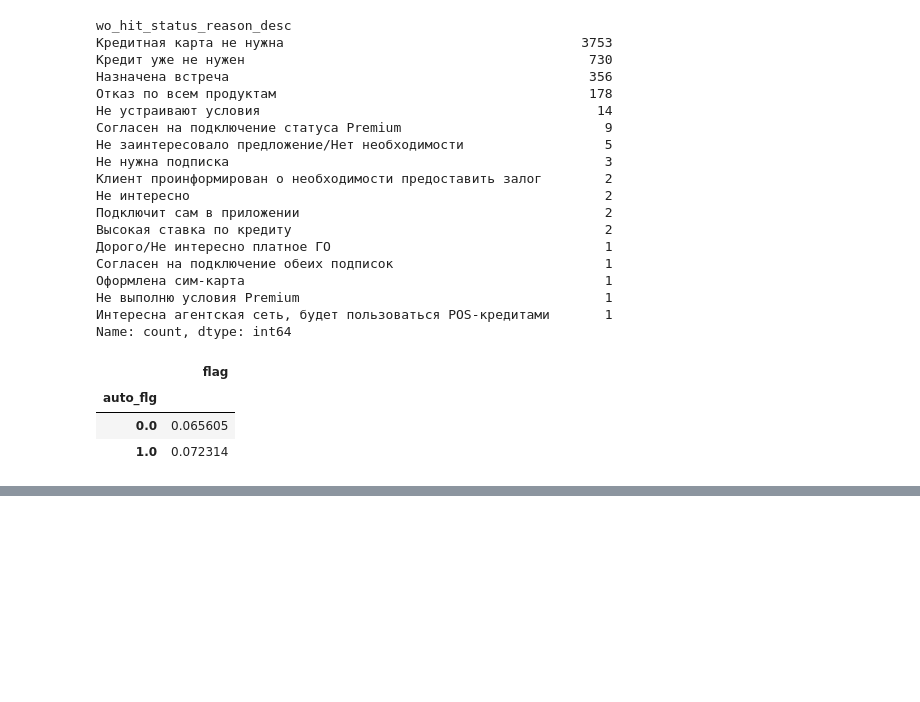
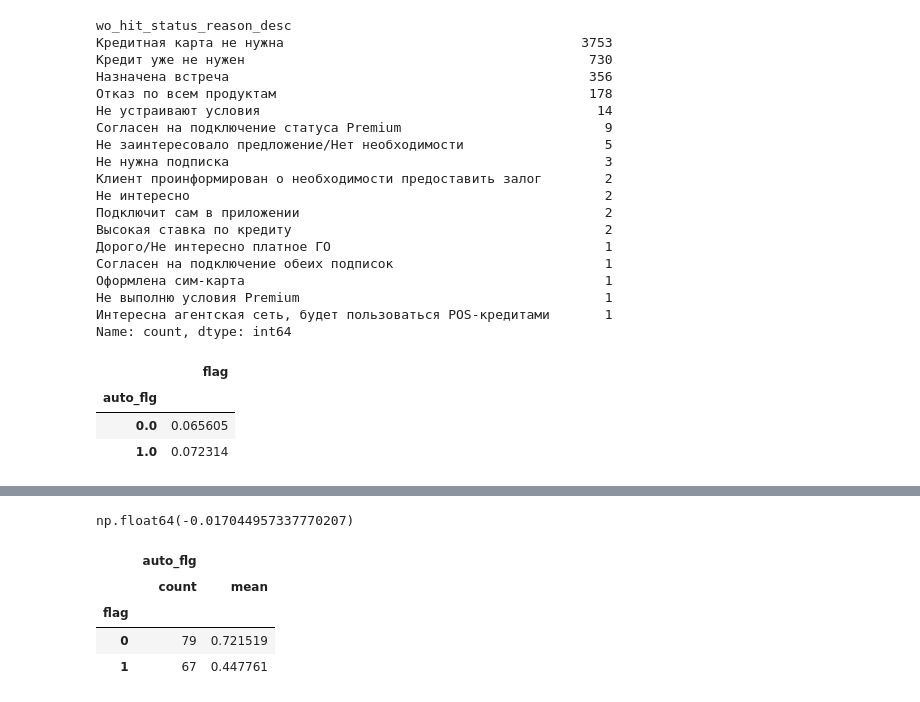
Before and after one commit to ssd2008/DANO24, a Jupyter notebook: workzone.ipynb, the cells around one changed output, grey strips where cells are left out. Cells and saved outputs as stored; diff of their text form; code cells hidden in the pictures; blank space fills up the shorter version.

```diff
--- a/workzone.ipynb
+++ b/workzone.ipynb
@@ -1990,0 +2048,12 @@ Degrees of freedom: 1
+# %%
+percent_by_age_groups['age'].corr(cl_upsell['flag'])
+# %% [output]
+np.float64(-0.017044957337770207)
+# %%
+cl_upsell[['auto_flg', 'flag']].groupby(by='flag').agg(['count', 'mean'])
+# %% [output]
+|  | auto_flg |  |
+|  | count | mean |
+| flag |  |  |
+| 0 | 79 | 0.721519 |
+| 1 | 67 | 0.447761 |
```
Also changed, not shown: parts of 12 cells of this notebook, 2 other files.
